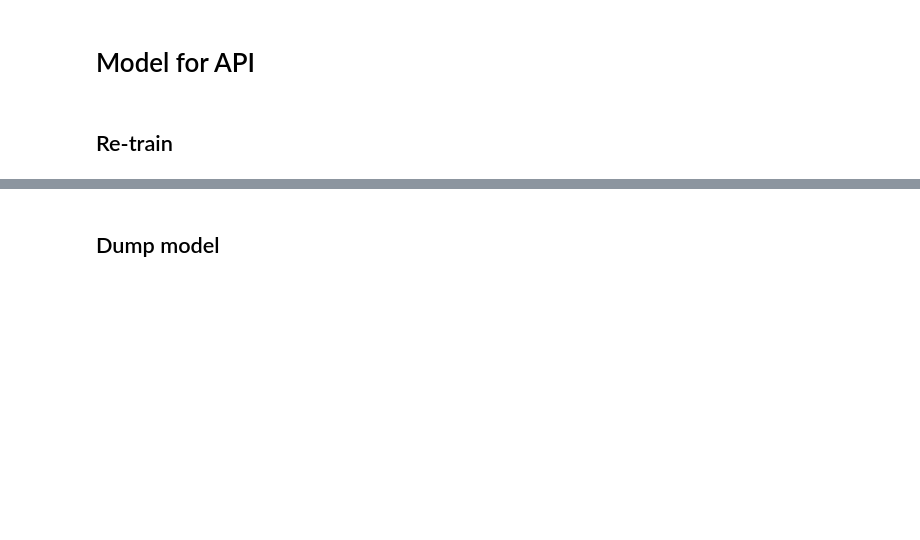
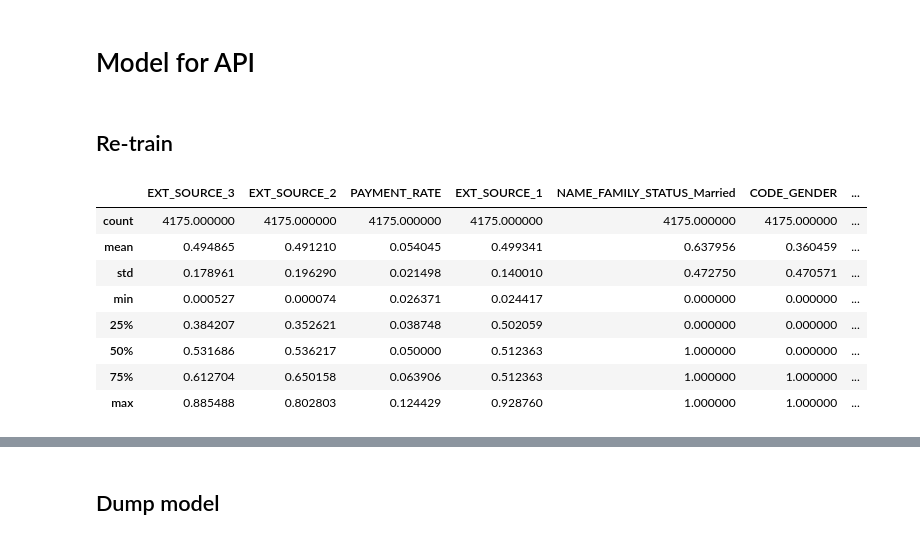
Before and after one commit to jjeerroommee/OC-DataScientist-P7, a Jupyter notebook: project/scripts/notebook_modelisation_042024.ipynb, the cells around one changed output, grey strips where cells are left out. Drawn from its saved outputs; the diff is of its cells as text; code cells hidden in the pictures; blank space fills up the shorter version.

```diff
--- a/project/scripts/notebook_modelisation_042024.ipynb
+++ b/project/scripts/notebook_modelisation_042024.ipynb
@@ -1522,2 +1551,14 @@ sub.to_csv(path_to_sub + file_name, index = False)
 # %% [markdown]
 ## Re-train
+# %%
+X_train_api_bal.describe()
+# %% [output]
+|  | EXT_SOURCE_3 | EXT_SOURCE_2 | PAYMENT_RATE | EXT_SOURCE_1 | NAME_FAMILY_STATUS_Married | CODE_GENDER | ... |
+| count | 4175.000000 | 4175.000000 | 4175.000000 | 4175.000000 | 4175.000000 | 4175.000000 | ... |
+| mean | 0.494865 | 0.491210 | 0.054045 | 0.499341 | 0.637956 | 0.360459 | ... |
+| std | 0.178961 | 0.196290 | 0.021498 | 0.140010 | 0.472750 | 0.470571 | ... |
+| min | 0.000527 | 0.000074 | 0.026371 | 0.024417 | 0.000000 | 0.000000 | ... |
+| 25% | 0.384207 | 0.352621 | 0.038748 | 0.502059 | 0.000000 | 0.000000 | ... |
+| 50% | 0.531686 | 0.536217 | 0.050000 | 0.512363 | 1.000000 | 0.000000 | ... |
+| 75% | 0.612704 | 0.650158 | 0.063906 | 0.512363 | 1.000000 | 1.000000 | ... |
+| max | 0.885488 | 0.802803 | 0.124429 | 0.928760 | 1.000000 | 1.000000 | ... |
```
Also changed, not shown: parts of 6 cells of this notebook, 4 other files.
